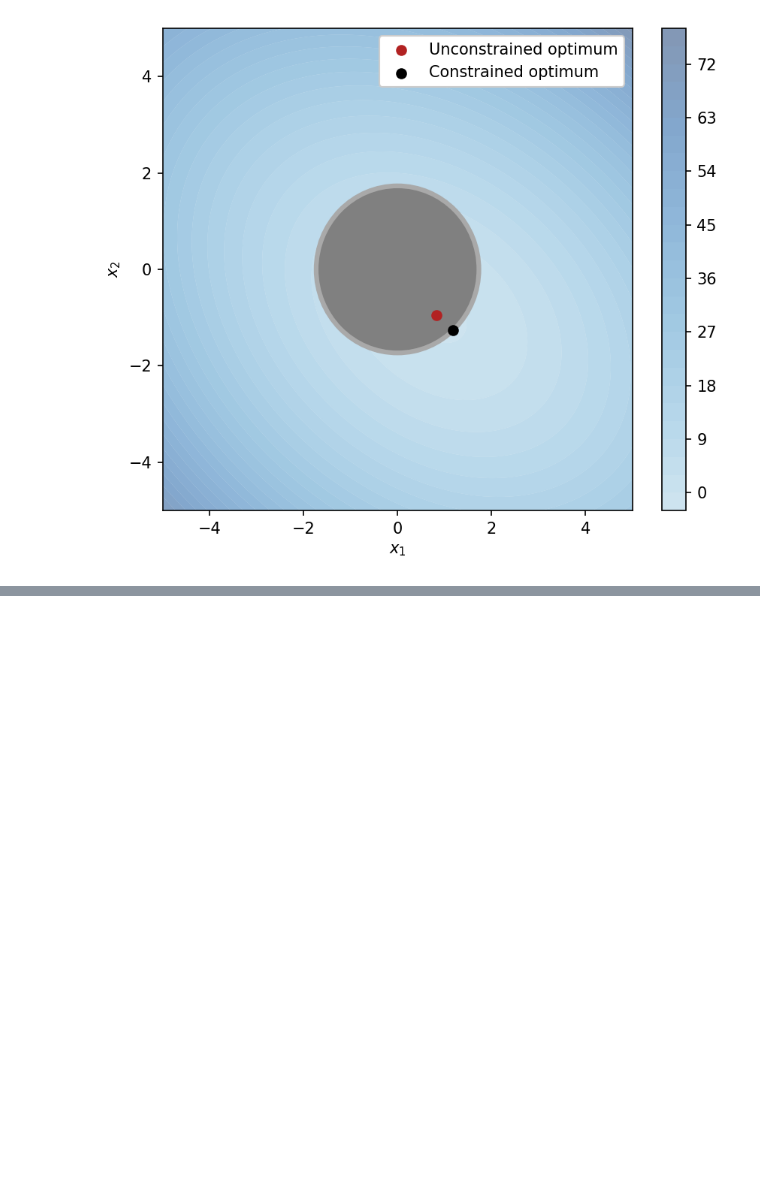
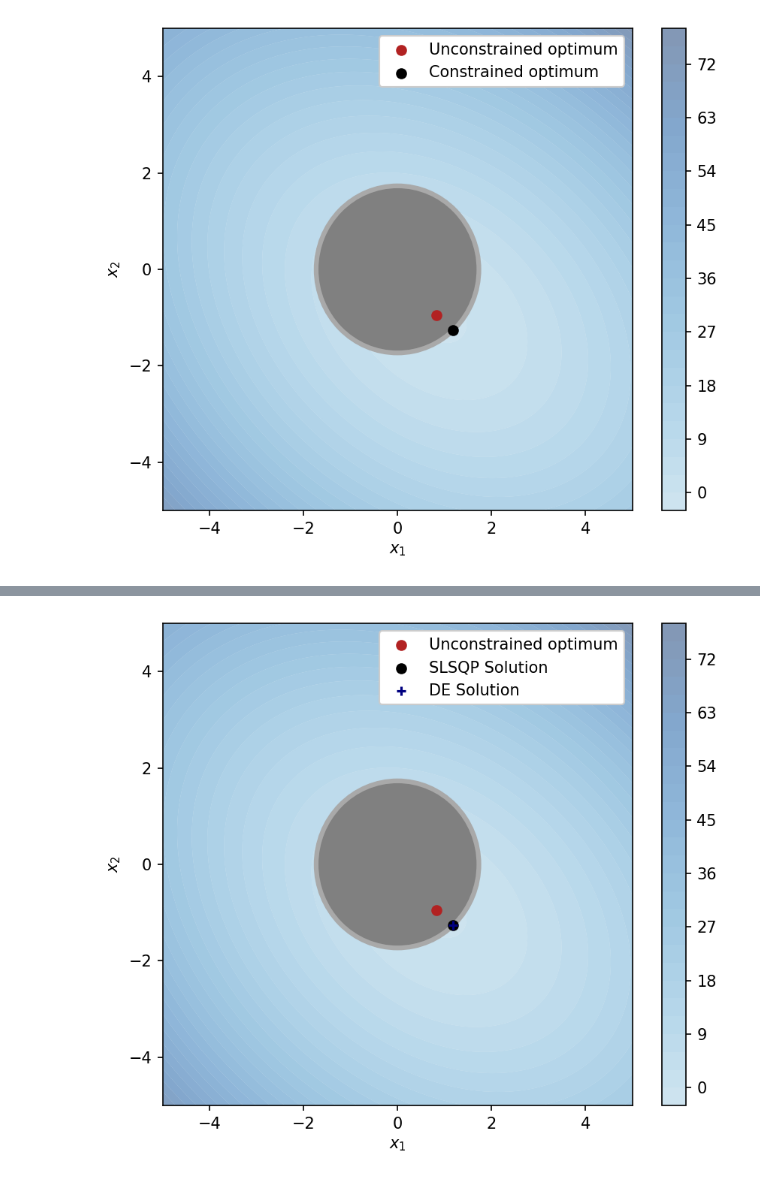
Before and after one commit to mahsanghani/code_abbey, a Jupyter notebook: projects/convex/problems.ipynb, the cells around one changed output, grey strips where cells are left out. Saved outputs shown, nothing was run; the diff lists cells and outputs as text; code cells hidden in the pictures; blank space fills up the shorter version.

Commit message:
differential evolution

```diff
--- a/projects/convex/problems.ipynb
+++ b/projects/convex/problems.ipynb
@@ -567,3 +567,13 @@ plt.tight_layout()
 plt.show()
 # %% [output]
 [figure]
+# %%
+#Create contraint object
+constraint = NonlinearConstraint(cons_fun, 0, np.inf, jac=cons_grad)
+
+#Implementation of DE: popsize, maxiter, strategy, recombination, and mutation are the most important DE parameters
+sol_de = differential_evolution(obj_fun, bounds=[(-5, 5), (-5, 5)], constraints=constraint,
+                                strategy="rand1bin", mutation=(0.3, 1.0), recombination=0.8,
+                                popsize=20, maxiter=40)
+
+print(sol_de)
@@ -569,0 +592,23 @@ plt.show()
+# %%
+fig, ax = plt.subplots(figsize=[6, 5], dpi=150)
+
+surf = ax.contourf(X1, X2, y_cons, antialiased=True, cmap="Blues", alpha=0.5, levels=25, vmin=-50)
+
+circle = plt.Circle((0, 0), np.sqrt(3), facecolor='grey', edgecolor="darkgrey", linewidth=3, alpha=1.0, zorder=1)
+ax.add_patch(circle)
+
+ax.scatter([true_optima[0]],  [true_optima[1]], marker="o", color="firebrick", label="Unconstrained optimum", zorder=2)
+ax.scatter([sol_cons.x[0]],  [sol_cons.x[1]], marker="o", color="black", label="SLSQP Solution", zorder=3)
+ax.scatter([sol_de.x[0]],  [sol_de.x[1]], marker="+", color="navy", label="DE Solution", zorder=3)
+ax.legend(framealpha=1)
+
+ax.set_xlabel("$x_1$")
+ax.set_ylabel("$x_2$")
+
+fig.colorbar(surf)
+
+plt.tight_layout()
+
+plt.show()
+# %% [output]
+[figure, added]
```
Also changed, not shown: parts of 1 cell of this notebook.
